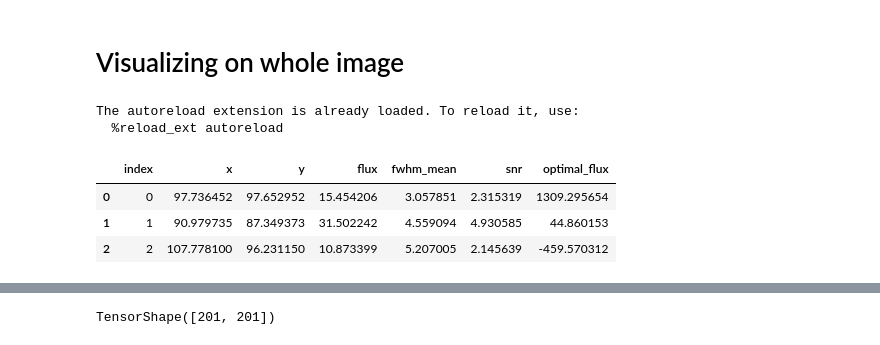
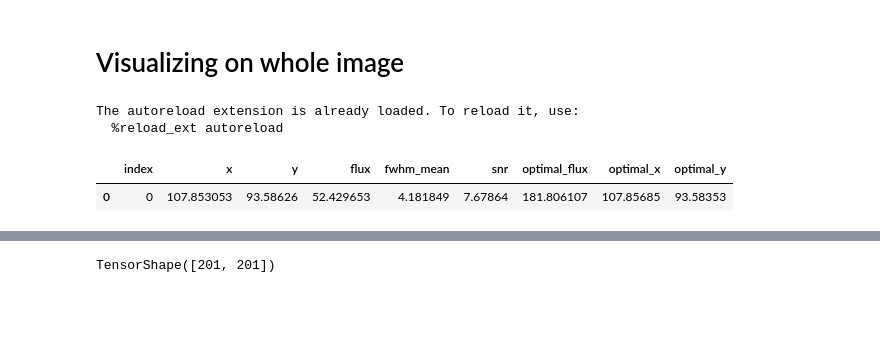
Before and after one commit to yemsnucleus/NEGFC, a Jupyter notebook: tutorial.ipynb, the cells around one changed output, grey strips where cells are left out. Drawn from its saved outputs; the diff is of its cells as text; code cells hidden in the pictures; blank space fills up the shorter version.

```diff
--- a/tutorial.ipynb
+++ b/tutorial.ipynb
@@ -261,16 +247,14 @@ from core.engine import get_angle_radius, pca_tf
 The autoreload extension is already loaded. To reload it, use:
   %reload_ext autoreload
 # %%
-index = 1
-model_path = f"./logs/HCI/model_{index}"
+index = 0
+model_path = f"./logs/f_hci/model_{index}"
 
 table_opt = pd.read_csv(os.path.join(model_path,'..','prediction.csv'))
 table_opt
 # %% [output]
-|  | index | x | y | flux | fwhm_mean | snr | optimal_flux |
-| 0 | 0 | 97.736452 | 97.652952 | 15.454206 | 3.057851 | 2.315319 | 1309.295654 |
-| 1 | 1 | 90.979735 | 87.349373 | 31.502242 | 4.559094 | 4.930585 | 44.860153 |
-| 2 | 2 | 107.778100 | 96.231150 | 10.873399 | 5.207005 | 2.145639 | -459.570312 |
+|  | index | x | y | flux | fwhm_mean | snr | optimal_flux | optimal_x | optimal_y |
+| 0 | 0 | 107.853053 | 93.58626 | 52.429653 | 4.181849 | 7.67864 | 181.806107 | 107.85685 | 93.58353 |
 # %%
 selected = table_op[table_op['index'] == index]
 fake_comp, real_comp, fluxes, model = inference_step(cube,
```
Also changed, not shown: parts of 18 cells of this notebook, 3 other files.
